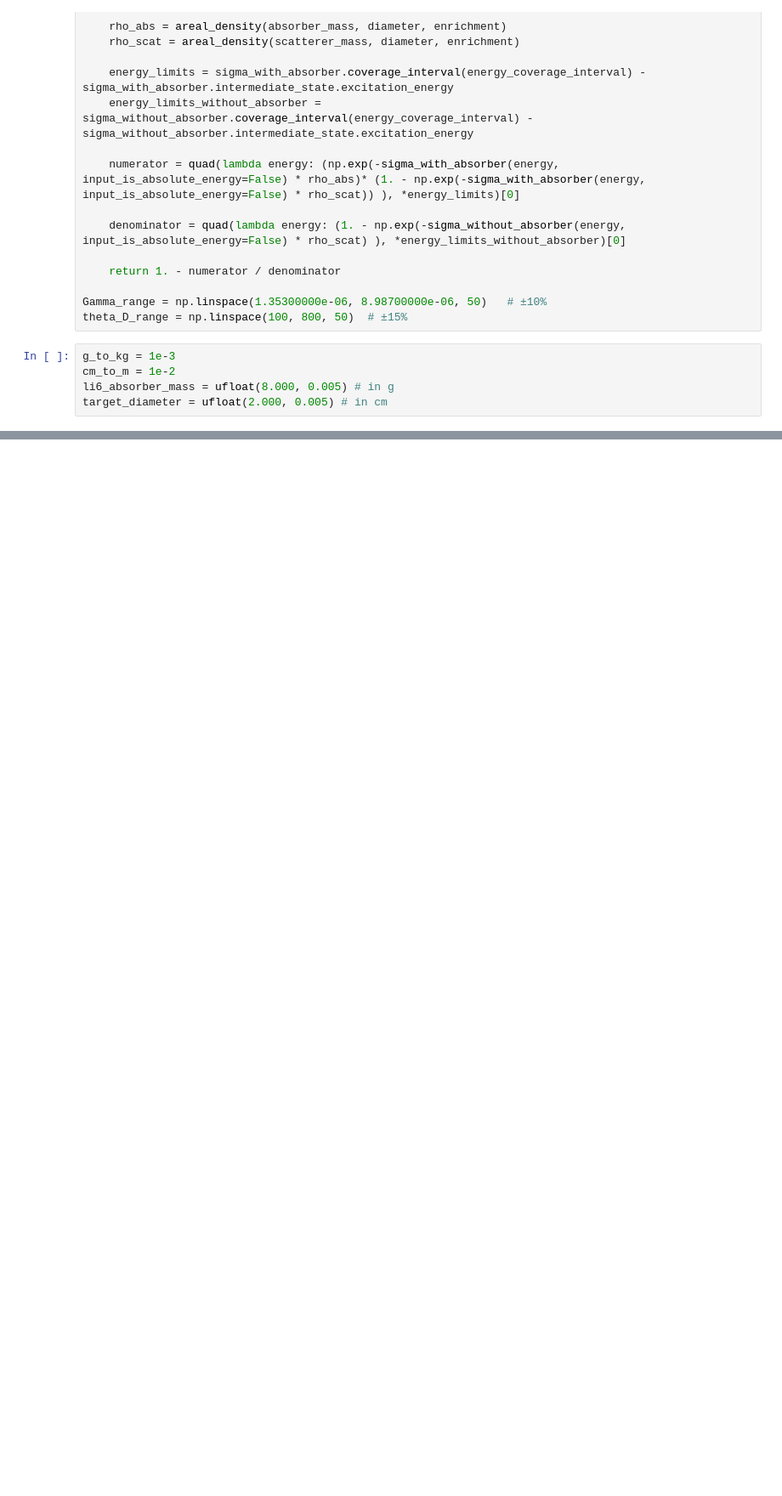
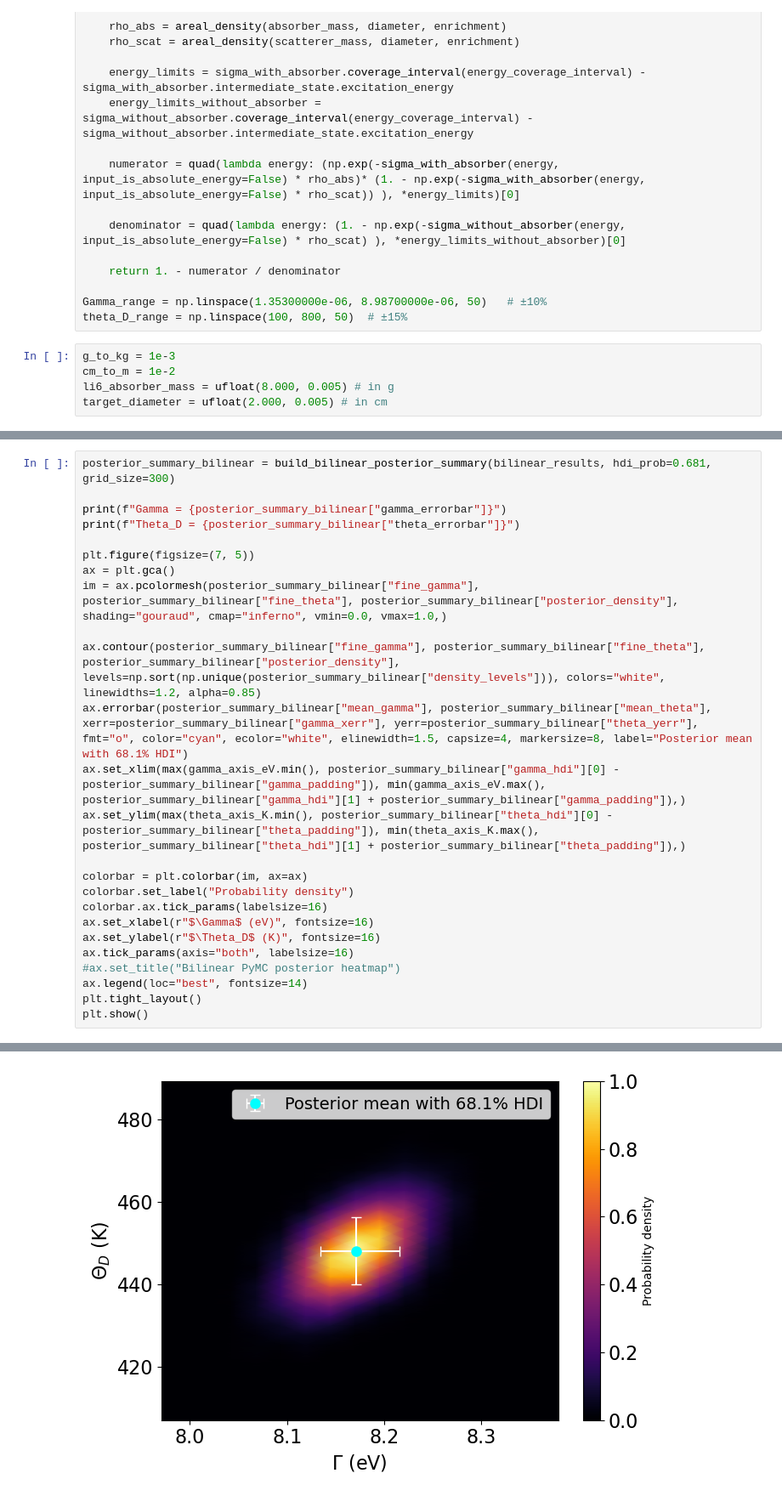
Before and after one commit to kprifti666/Li6-TRSA-Estimations, a Jupyter notebook: Li6_estimation_final.ipynb, the cells around one changed output, grey strips where cells are left out. Shown at 85% size. Drawn from its saved outputs; the diff is of its cells as text; blank space fills up the shorter version.

```diff
--- a/Li6_estimation_final.ipynb
+++ b/Li6_estimation_final.ipynb
@@ -1458,0 +1042,26 @@ duration_NRF_li6 = duration_days * 24 * 3600 # in seconds
+# %%
+posterior_summary_bilinear = build_bilinear_posterior_summary(bilinear_results, hdi_prob=0.681, grid_size=300)
+
+print(f"Gamma = {posterior_summary_bilinear["gamma_errorbar"]}")
+print(f"Theta_D = {posterior_summary_bilinear["theta_errorbar"]}")
+
+plt.figure(figsize=(7, 5))
+ax = plt.gca()
+im = ax.pcolormesh(posterior_summary_bilinear["fine_gamma"], posterior_summary_bilinear["fine_theta"], posterior_summary_bilinear["posterior_density"], shading="gouraud", cmap="inferno", vmin=0.0, vmax=1.0,)
+
+ax.contour(posterior_summary_bilinear["fine_gamma"], posterior_summary_bilinear["fine_theta"], posterior_summary_bilinear["posterior_density"], levels=np.sort(np.unique(posterior_summary_bilinear["density_levels"])), colors="white", linewidths=1.2, alpha=0.85)
+ax.errorbar(posterior_summary_bilinear["mean_gamma"], posterior_summary_bilinear["mean_theta"], xerr=posterior_summary_bilinear["gamma_xerr"], yerr=posterior_summary_bilinear["theta_yerr"], fmt="o", color="cyan", ecolor="white", elinewidth=1.5, capsize=4, markersize=8, label="Posterior mean with 68.1% HDI")
+ax.set_xlim(max(gamma_axis_eV.min(), posterior_summary_bilinear["gamma_hdi"][0] - posterior_summary_bilinear["gamma_padding"]), min(gamma_axis_eV.max(), posterior_summary_bilinear["gamma_hdi"][1] + posterior_summary_bilinear["gamma_padding"]),)
+ax.set_ylim(max(theta_axis_K.min(), posterior_summary_bilinear["theta_hdi"][0] - posterior_summary_bilinear["theta_padding"]), min(theta_axis_K.max(), posterior_summary_bilinear["theta_hdi"][1] + posterior_summary_bilinear["theta_padding"]),)
+
+colorbar = plt.colorbar(im, ax=ax)
+colorbar.set_label("Probability density")
+colorbar.ax.tick_params(labelsize=16)
+ax.set_xlabel(r"$\Gamma$ (eV)", fontsize=16)
+ax.set_ylabel(r"$\Theta_D$ (K)", fontsize=16)
+ax.tick_params(axis="both", labelsize=16)
+#ax.set_title("Bilinear PyMC posterior heatmap")
+ax.legend(loc="best", fontsize=14)
+plt.tight_layout()
+plt.show()
+# %% [output]
@@ -1458,0 +1070 @@ duration_NRF_li6 = duration_days * 24 * 3600 # in seconds
+[figure, added]
```
Also changed, not shown: parts of 54 cells of this notebook.
